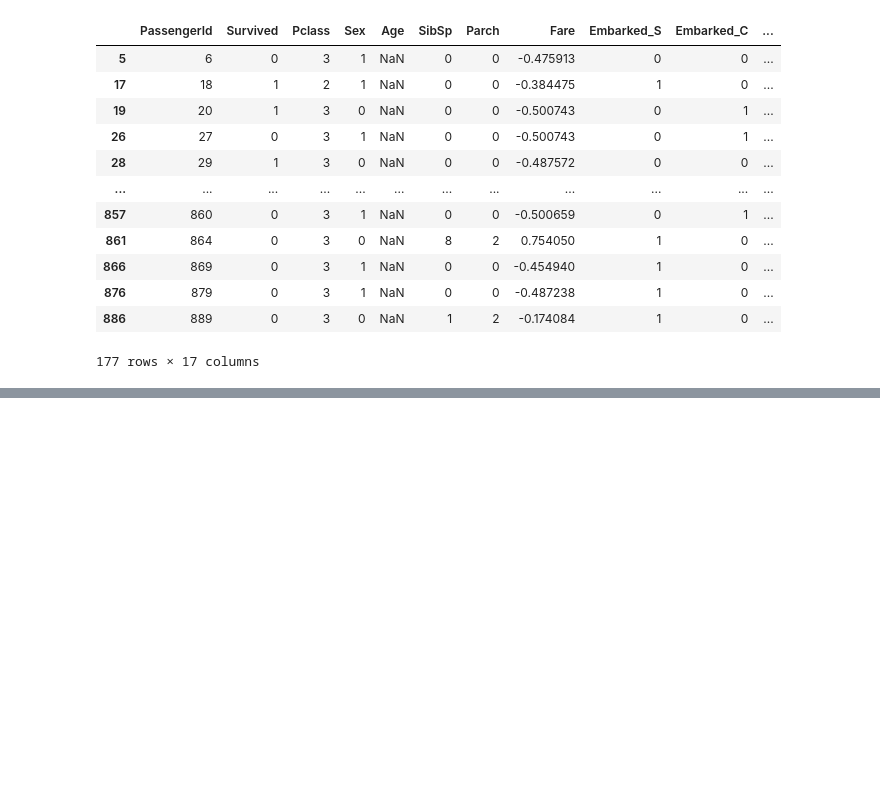
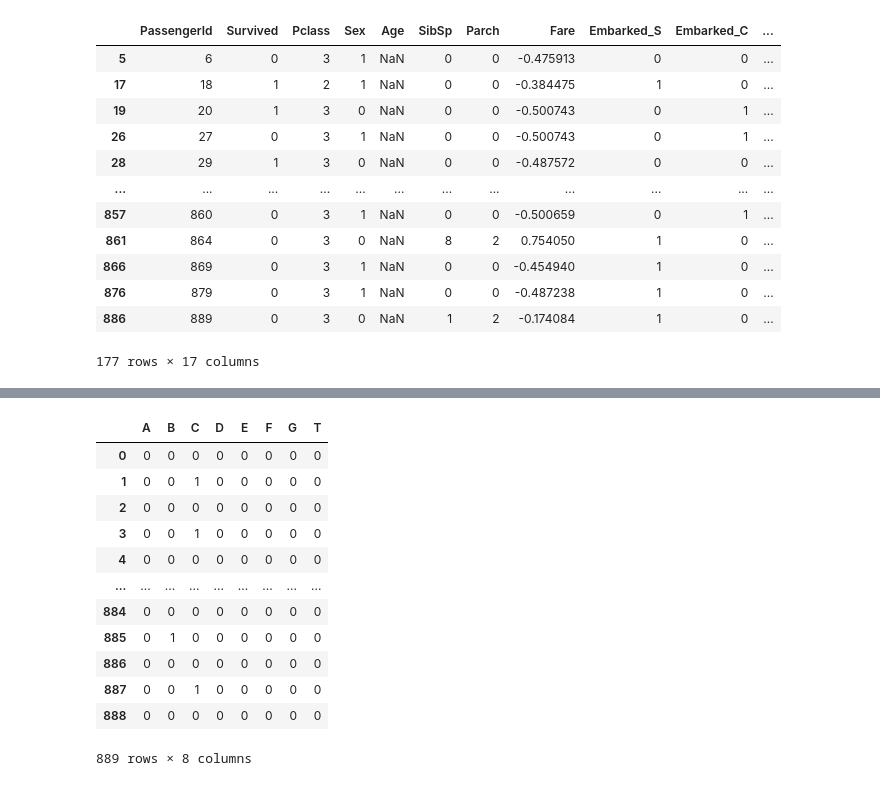
Before and after one commit to ahmeddsakrr/CSE381-Project, a Jupyter notebook: titanic_classifier.ipynb, the cells around one changed output, grey strips where cells are left out. Saved outputs shown, nothing was run; the diff lists cells and outputs as text; code cells hidden in the pictures; blank space fills up the shorter version.

```diff
--- a/titanic_classifier.ipynb
+++ b/titanic_classifier.ipynb
@@ -684,0 +682,16 @@ titanic
+# %%
+pd.get_dummies(titanic["cabin_highest_class_deck"]).astype(int)
+# %% [output]
+|  | A | B | C | D | E | F | G | T |
+| 0 | 0 | 0 | 0 | 0 | 0 | 0 | 0 | 0 |
+| 1 | 0 | 0 | 1 | 0 | 0 | 0 | 0 | 0 |
+| 2 | 0 | 0 | 0 | 0 | 0 | 0 | 0 | 0 |
+| 3 | 0 | 0 | 1 | 0 | 0 | 0 | 0 | 0 |
+| 4 | 0 | 0 | 0 | 0 | 0 | 0 | 0 | 0 |
+| ... | ... | ... | ... | ... | ... | ... | ... | ... |
+| 884 | 0 | 0 | 0 | 0 | 0 | 0 | 0 | 0 |
+| 885 | 0 | 1 | 0 | 0 | 0 | 0 | 0 | 0 |
+| 886 | 0 | 0 | 0 | 0 | 0 | 0 | 0 | 0 |
+| 887 | 0 | 0 | 1 | 0 | 0 | 0 | 0 | 0 |
+| 888 | 0 | 0 | 0 | 0 | 0 | 0 | 0 | 0 |
+889 rows × 8 columns
```
Also changed, not shown: parts of 29 cells of this notebook, 5 other files.
